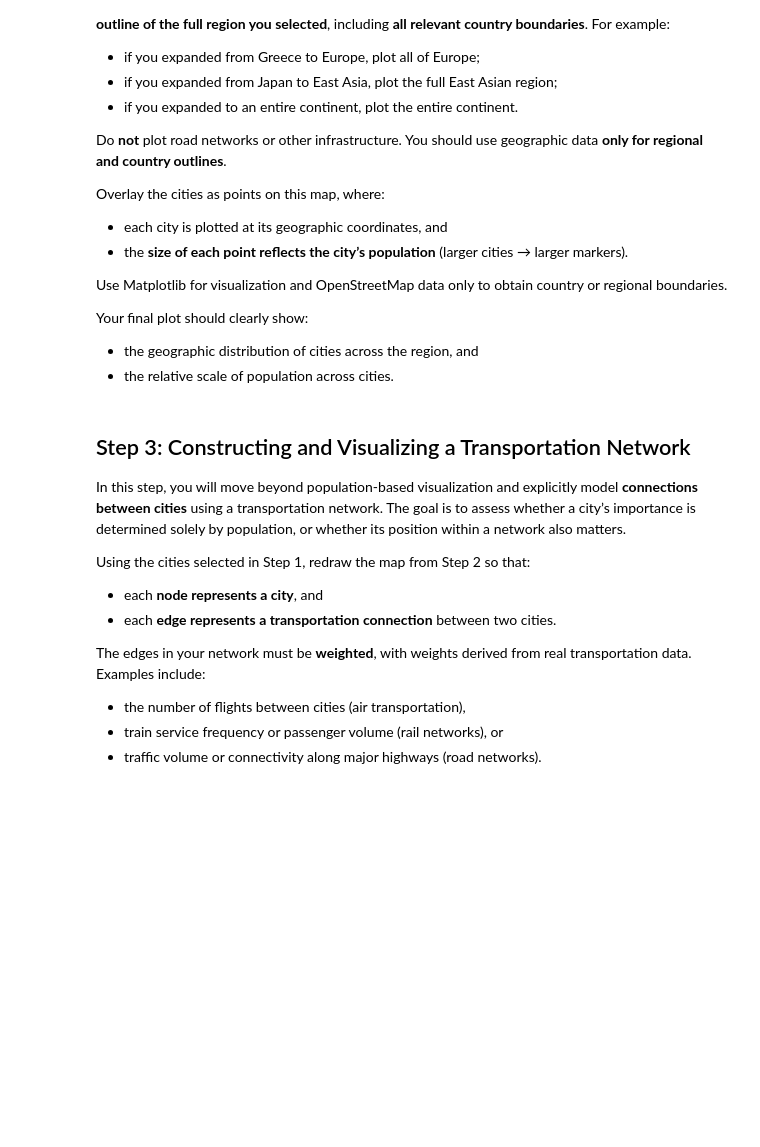
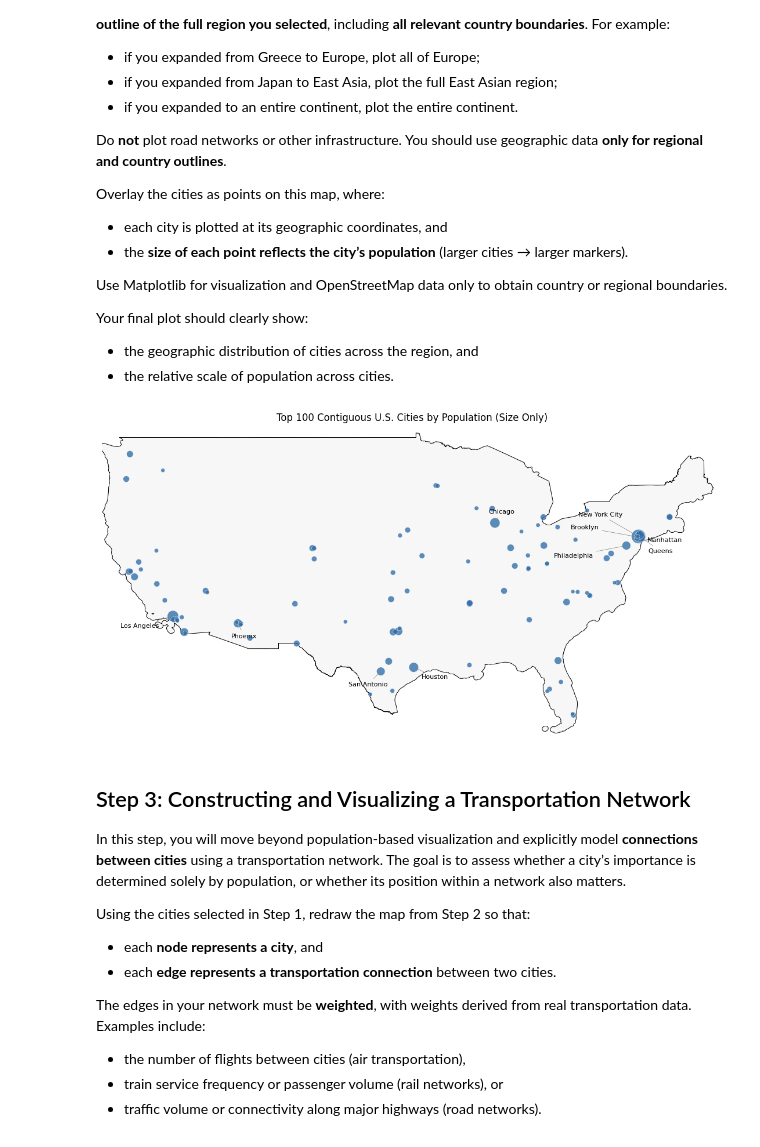
Before and after one commit to nitsujiang/CSE-519-Labs, a Jupyter notebook: lab2/lab2_release.ipynb, the cells around one changed output. Cells and saved outputs as stored; diff of their text form; code cells hidden in the pictures; blank space fills up the shorter version.

```diff
--- a/lab2/lab2_release.ipynb
+++ b/lab2/lab2_release.ipynb
@@ -309,6 +733,78 @@ Use Matplotlib for visualization and OpenStreetMap data only to obtain country o
 Your final plot should clearly show:
 * the geographic distribution of cities across the region, and
 * the relative scale of population across cities.
+# %%
+import numpy as np
+import geopandas as gpd
+import matplotlib.pyplot as plt
+
+# Contiguous U.S. map using the same city table as Step 1
+us_gdf = ox.geocode_to_gdf("United States").to_crs("EPSG:4326")
+cities_gdf = gpd.GeoDataFrame(
+    top100_cities.copy(),
+    geometry=gpd.points_from_xy(top100_cities["longitude"], top100_cities["latitude"]),
+    crs="EPSG:4326",
+)
+
+# Population is encoded only by marker size
+pop = cities_gdf["population"].astype(float)
+pop_sqrt = np.sqrt(pop)
+if pop_sqrt.max() == pop_sqrt.min():
+    marker_sizes = np.full(len(cities_gdf), 90.0)
+else:
+    marker_sizes = (
+        24 + 280 * (pop_sqrt - pop_sqrt.min()) / (pop_sqrt.max() - pop_sqrt.min())
+    ).to_numpy()
+
+fig, ax = plt.subplots(figsize=(11, 7))
+us_gdf.plot(ax=ax, color="#f7f7f7", edgecolor="black", linewidth=0.7, zorder=1)
+
+ax.scatter(
+    cities_gdf.geometry.x,
+    cities_gdf.geometry.y,
+    s=marker_sizes,
+    color="#2f6da8",
+    alpha=0.78,
+    edgecolor="white",
+    linewidth=0.35,
+    zorder=2,
+)
+
+# Label top 10 cities by population
+top10 = cities_gdf.nlargest(10, "population")
+offsets = {
+    "New York City": (-75, 25),
+    "Los Angeles":   (-65, -14),
+    "Brooklyn":      (-85, 10),
+    "Chicago":       (-8, 12),
+    "Queens":        (10, -20),
+    "Houston":       (10, -14),
+    "Phoenix":       (-8, -18),
+    "Philadelphia":  (-90, -15),
+    "San Antonio":   (-40, -18),
+    "Manhattan":     (10, -8),
+}
+for _, row in top10.iterrows():
+    dx, dy = offsets.get(row["city"], (8, 4))
+    ax.annotate(
+        row["city"],
+        xy=(row.geometry.x, row.geometry.y),
+        xytext=(dx, dy),
+        textcoords="offset points",
+        fontsize=8,
+        color="black",
+        arrowprops=dict(arrowstyle="-", color="gray", lw=0.5),
+    )
+
+# Fixed bounds for contiguous U.S.
+ax.set_xlim(-125, -66)
+ax.set_ylim(24, 50)
+ax.set_axis_off()
+ax.set_title("Top 100 Contiguous U.S. Cities by Population (Size Only)")
+plt.tight_layout()
+plt.show()
+# %% [output]
+[figure, added]
 # %% [markdown]
 ## Step 3: Constructing and Visualizing a Transportation Network
 
```
Also changed, not shown: parts of 10 cells of this notebook, 27 other files.
